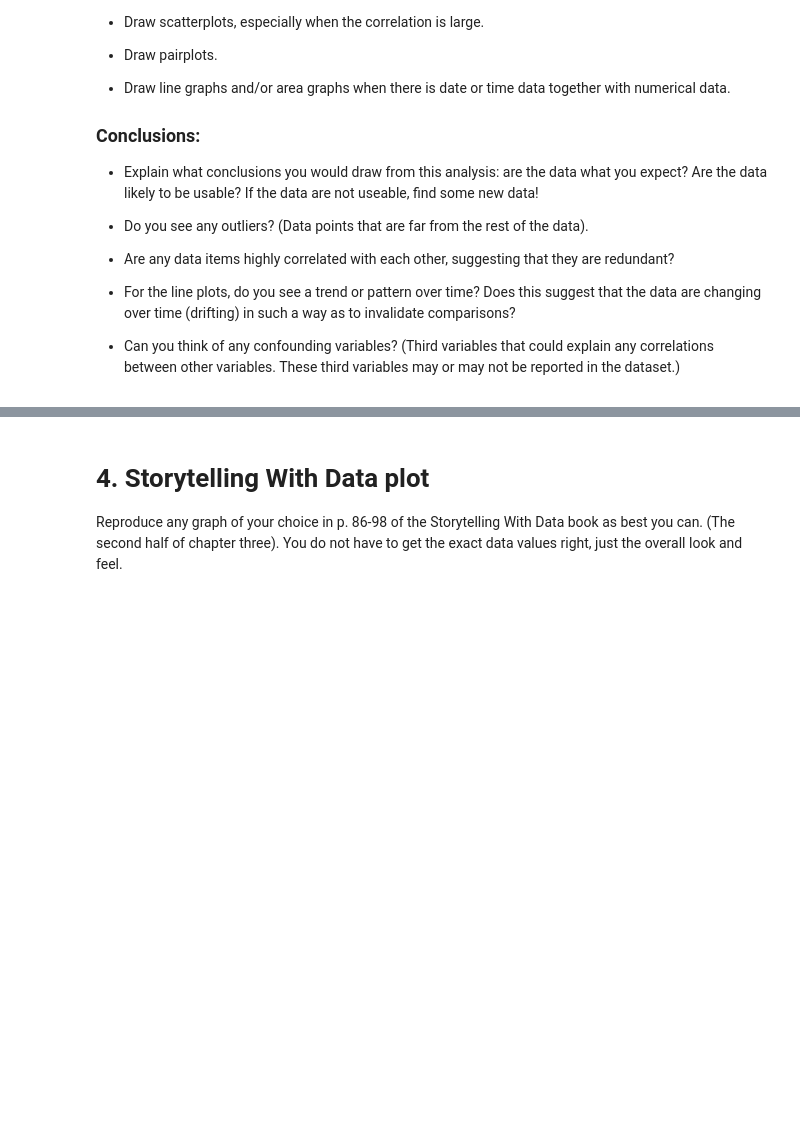
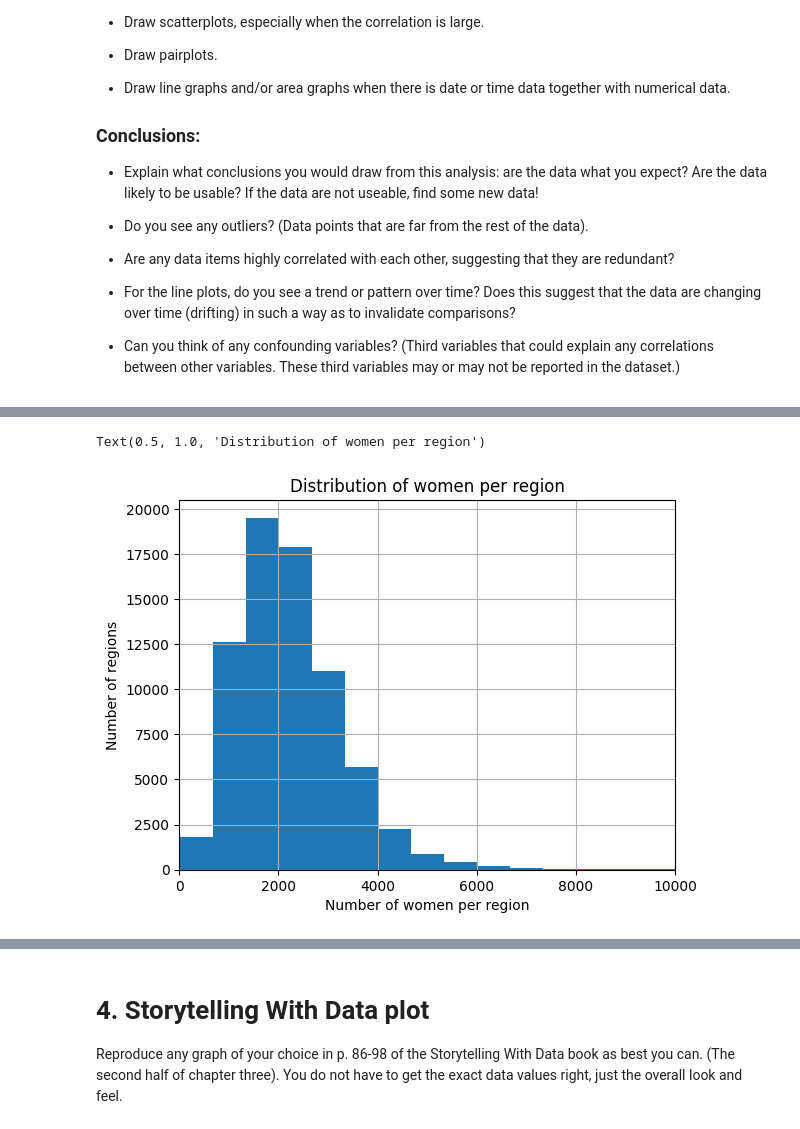
Before and after one commit to beckaa-l/OMDS-ModB2-Week6-Lee-Becka, a Jupyter notebook: Week6.ipynb, the cells around one changed output, grey strips where cells are left out. Saved outputs shown, nothing was run; the diff lists cells and outputs as text; code cells hidden in the pictures; blank space fills up the shorter version.

```diff
--- a/Week6.ipynb
+++ b/Week6.ipynb
@@ -77,0 +219,11 @@ This week, you will do the same types of exercises as last week, but you should
+# %%
+# now look at the women
+# also has a right skew
+cesus_clean.hist("Women", bins=50)
+plt.xlim(0,10000)
+plt.xlabel("Number of women per region")
+plt.ylabel("Number of regions with that amount of women")
+plt.title("Distribution of women per region")
+# %% [output]
+Text(0.5, 1.0, 'Distribution of women per region')
+[figure, added]
```
Also changed, not shown: parts of 14 cells of this notebook, 2 other files.
